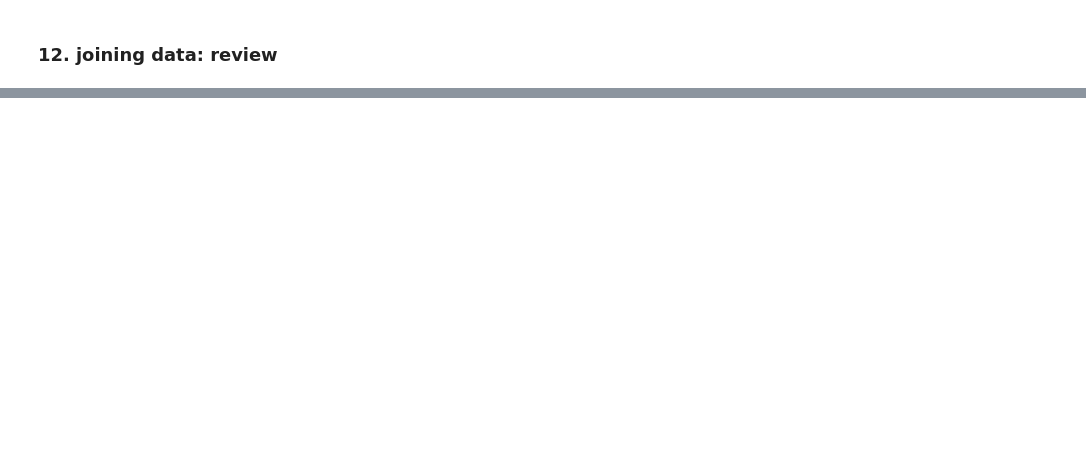
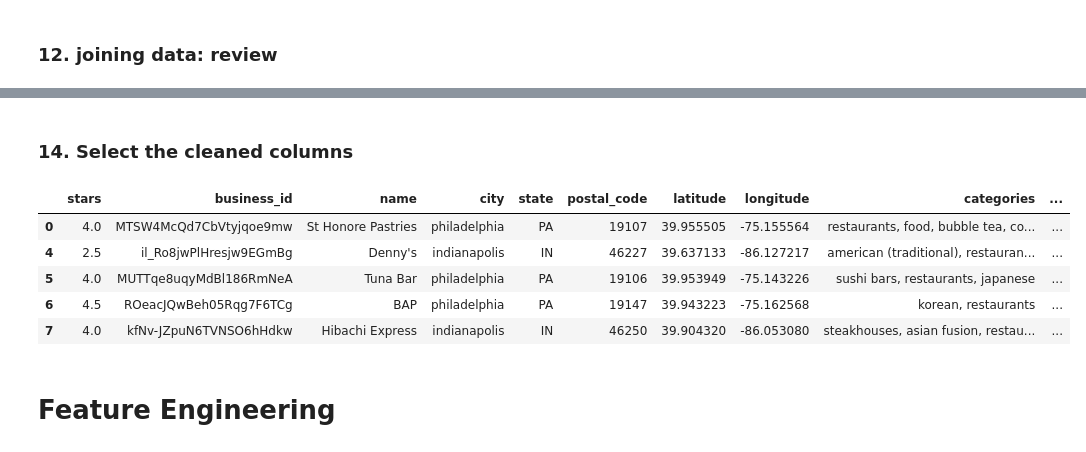
Before and after one commit to qiaojunch/cs6140-yelp-proj, a Jupyter notebook: yelp_proj.ipynb, the cells around one changed output, grey strips where cells are left out. Drawn from its saved outputs; the diff is of its cells as text; code cells hidden in the pictures; blank space fills up the shorter version.

```diff
--- a/yelp_proj.ipynb
+++ b/yelp_proj.ipynb
@@ -544,0 +690,11 @@ user.head()
+# %%
+def get_user_stats(x):
+    data = user[user.user_id.isin(x['users'])]
+    result = x[['business_id']]
+    result['mean_user_review_counts'] = data.review_count.mean()
+    result['mean_months_since_yelping'] = data.months_since_yelping.mean()
+    result['mean_user_fans'] = data.fans.mean()
+    result['mean_total_compliments'] = data.total_compliments.mean()
+    return result
+# %%
+business = business.merge(business.apply(get_user_stats, axis=1), left_on='business_id', right_on='business_id', how='left')
@@ -544,0 +725,2 @@ user.head()
+# %%
+business = business.dropna(subset=['mean_user_review_counts', 'mean_months_since_yelping', 'mean_user_fans', 'mean_total_compliments'], axis=0)
@@ -544,0 +747,18 @@ user.head()
+# %% [markdown]
+### 14. Select the cleaned columns
+# %%
+cleaned_cols = ['stars', 'business_id', 'name',
+               'city', 'state', 'postal_code',
+                'latitude', 'longitude', 'categories',
+                'review_count', 'mean_user_review_counts',
+                'mean_months_since_yelping', 'mean_user_fans',
+                'mean_total_compliments']
+# %%
+business[cleaned_cols].head()
+# %% [output]
+|  | stars | business_id | name | city | state | postal_code | latitude | longitude | categories | ... |
+| 0 | 4.0 | MTSW4McQd7CbVtyjqoe9mw | St Honore Pastries | philadelphia | PA | 19107 | 39.955505 | -75.155564 | restaurants, food, bubble tea, co... | ... |
+| 4 | 2.5 | il_Ro8jwPlHresjw9EGmBg | Denny's | indianapolis | IN | 46227 | 39.637133 | -86.127217 | american (traditional), restauran... | ... |
+| 5 | 4.0 | MUTTqe8uqyMdBl186RmNeA | Tuna Bar | philadelphia | PA | 19106 | 39.953949 | -75.143226 | sushi bars, restaurants, japanese | ... |
+| 6 | 4.5 | ROeacJQwBeh05Rqg7F6TCg | BAP | philadelphia | PA | 19147 | 39.943223 | -75.162568 | korean, restaurants | ... |
+| 7 | 4.0 | kfNv-JZpuN6TVNSO6hHdkw | Hibachi Express | indianapolis | IN | 46250 | 39.904320 | -86.053080 | steakhouses, asian fusion, restau... | ... |
@@ -544,0 +767,2 @@ user.head()
+# %% [markdown]
+# Feature Engineering
```
Also changed, not shown: parts of 128 cells of this notebook.
